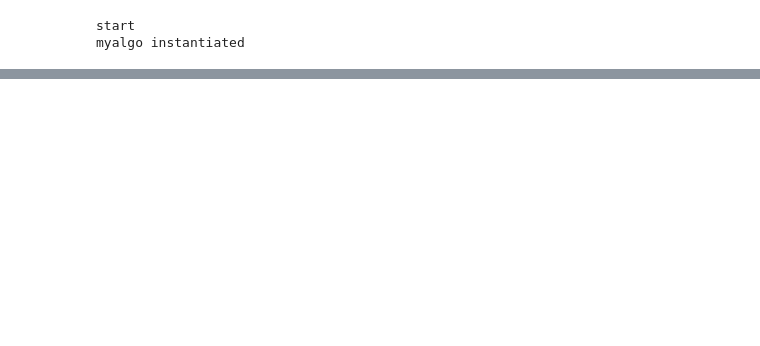
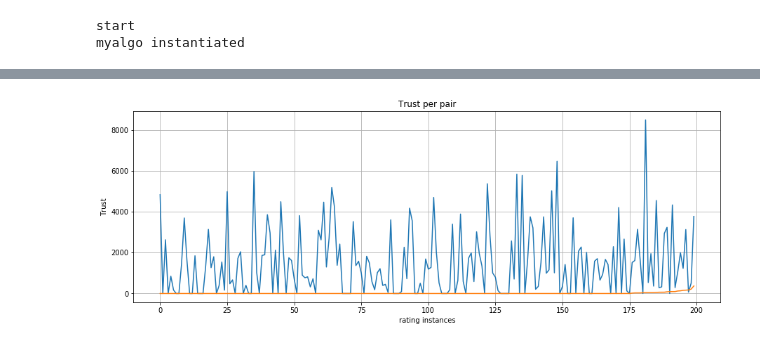
Before and after one commit to xahiru/imp2conf, a Jupyter notebook: implicittrustrun.ipynb, the cells around one changed output, grey strips where cells are left out. Cells and saved outputs as stored; diff of their text form; code cells hidden in the pictures; blank space fills up the shorter version.

```diff
--- a/implicittrustrun.ipynb
+++ b/implicittrustrun.ipynb
@@ -126,0 +213,4 @@ df.head()
+# %%
+graph_trust_pairs(df, 200)
+# %% [output]
+[figure, added]
```
Also changed, not shown: parts of 32 cells of this notebook, 3 other files.
